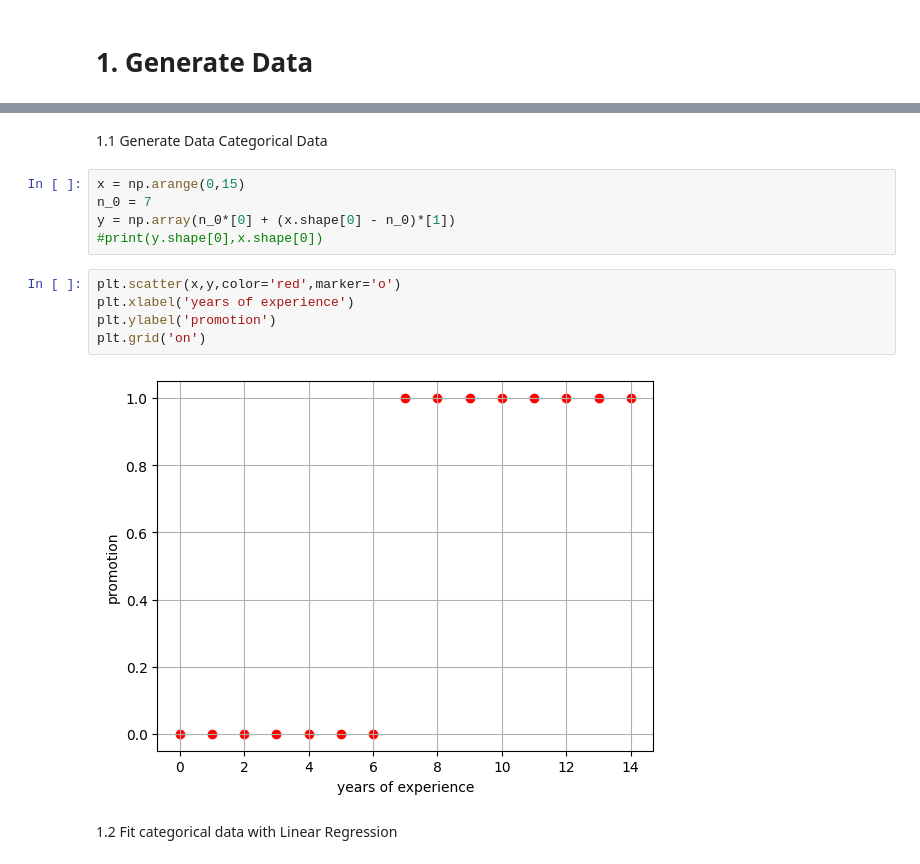
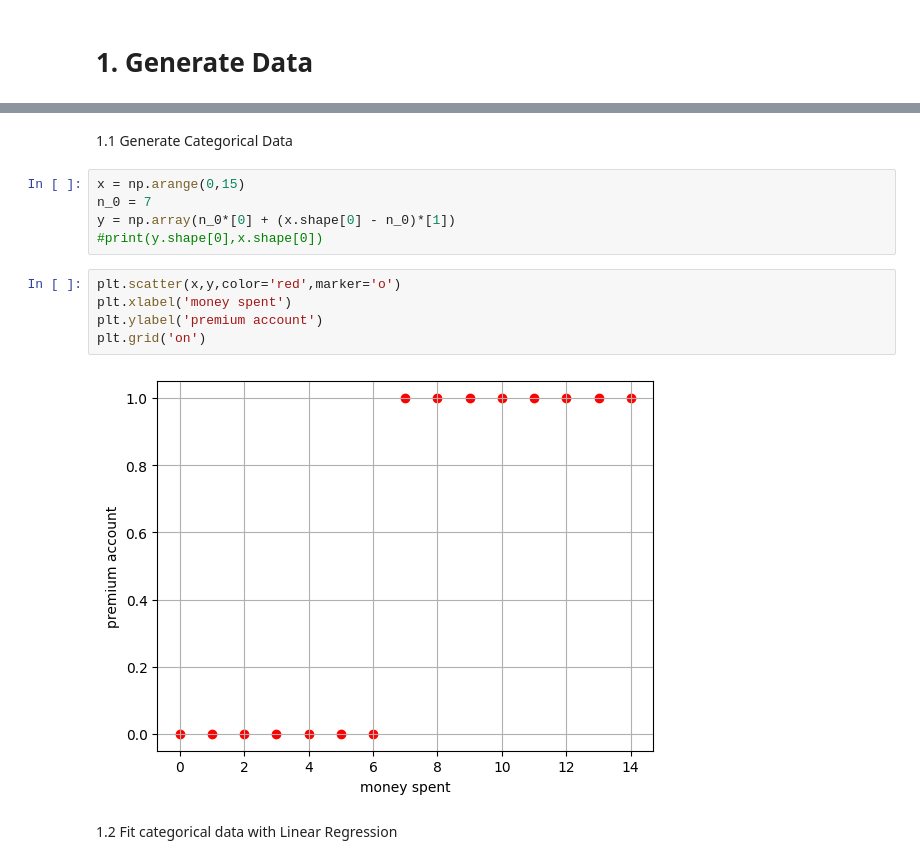
Before and after one commit to enoten/ml-numpy-pytorch, a Jupyter notebook: Logistic Regression.ipynb, the cells around one changed output, grey strips where cells are left out. Cells and saved outputs as stored; diff of their text form.

```diff
--- a/Logistic Regression.ipynb
+++ b/Logistic Regression.ipynb
@@ -27,5 +31,5 @@ class Arrow3D(FancyArrowPatch):
 # %% [markdown]
-1.1 Generate Data Categorical Data
+1.1 Generate Categorical Data
 # %%
 x = np.arange(0,15)
 n_0 = 7
@@ -33,10 +37,10 @@ y = np.array(n_0*[0] + (x.shape[0] - n_0)*[1])
 #print(y.shape[0],x.shape[0])
 # %%
 plt.scatter(x,y,color='red',marker='o')
-plt.xlabel('years of experience')
-plt.ylabel('promotion')
+plt.xlabel('money spent')
+plt.ylabel('premium account')
 plt.grid('on')
 # %% [output]
-[figure, old version]
+[figure, new version]
 # %% [markdown]
 1.2 Fit categorical data with Linear Regression
```
Also changed, not shown: parts of 31 cells of this notebook.
